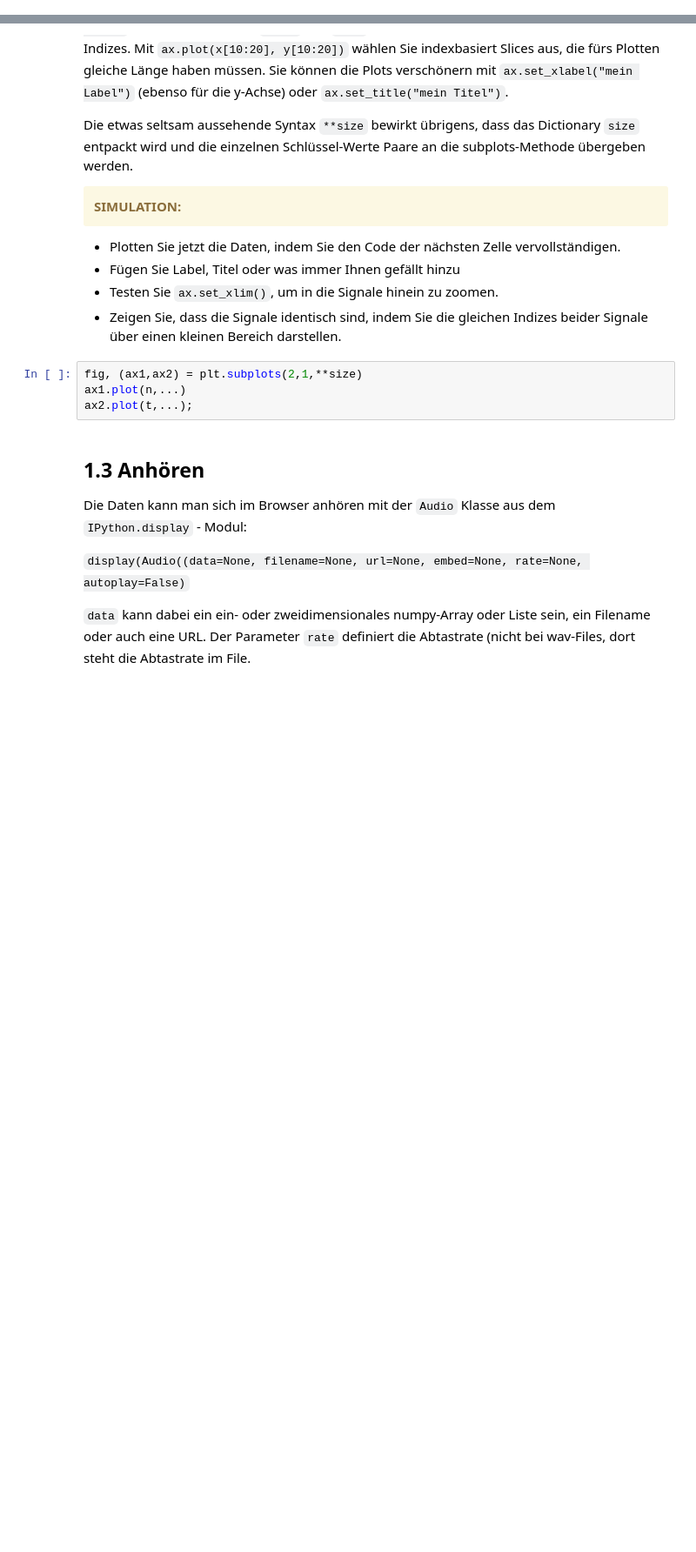
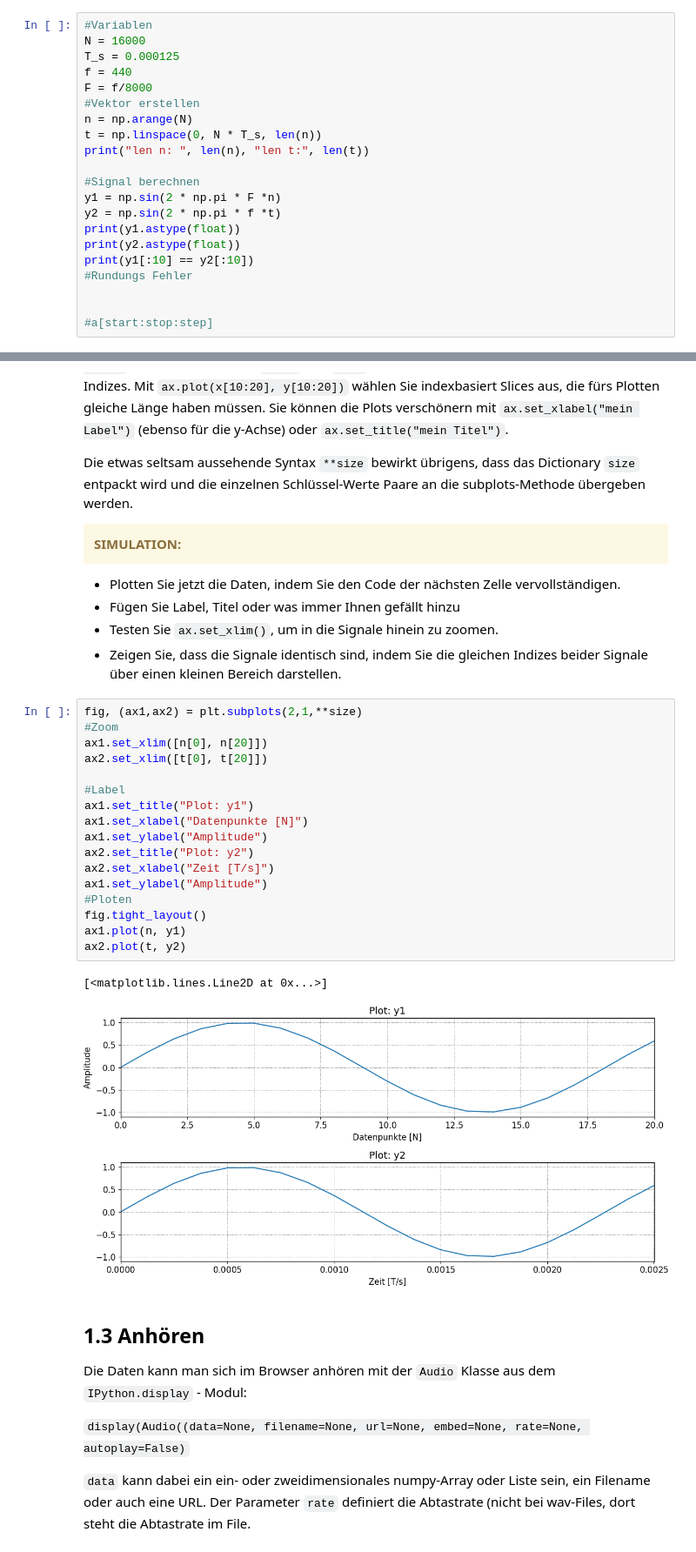
Before and after one commit to Eg0st/digitalesignalverarbeitung, a Jupyter notebook: notebooks/00_LAB/LAB_1.ipynb, the cells around one changed output, grey strips where cells are left out. Shown at 87% size. Saved outputs shown, nothing was run; the diff lists cells and outputs as text; blank space fills up the shorter version.

```diff
--- a/notebooks/00_LAB/LAB_1.ipynb
+++ b/notebooks/00_LAB/LAB_1.ipynb
@@ -114,0 +110,21 @@ TypeError: arange() requires stop to be specified.
+# %%
+#Variablen
+N = 16000
+T_s = 0.000125
+f = 440
+F = f/8000
+#Vektor erstellen
+n = np.arange(N)
+t = np.linspace(0, N * T_s, len(n))
+print("len n: ", len(n), "len t:", len(t))
+
+#Signal berechnen
+y1 = np.sin(2 * np.pi * F *n)
+y2 = np.sin(2 * np.pi * f *t)
+print(y1.astype(float))
+print(y2.astype(float))
+print(y1[:10] == y2[:10])
+#Rundungs Fehler
+
+
+#a[start:stop:step]
@@ -124,10 +147,26 @@ Die etwas seltsam aussehende Syntax `**size` bewirkt übrigens, dass das Diction
 * Fügen Sie Label, Titel oder was immer Ihnen gefällt hinzu
 * Testen Sie `ax.set_xlim()`, um in die Signale hinein zu zoomen.
 * Zeigen Sie, dass die Signale identisch sind, indem Sie die gleichen Indizes beider Signale über einen kleinen Bereich darstellen.
-# %%
-fig, (ax1,ax2) = plt.subplots(2,1,**size)
-ax1.plot(n,...)
-ax2.plot(t,...);
+# %%
+fig, (ax1,ax2) = plt.subplots(2,1,**size)
+#Zoom
+ax1.set_xlim([n[0], n[20]])
+ax2.set_xlim([t[0], t[20]])
+
+#Label
+ax1.set_title("Plot: y1")
+ax1.set_xlabel("Datenpunkte [N]")
+ax1.set_ylabel("Amplitude")
+ax2.set_title("Plot: y2")
+ax2.set_xlabel("Zeit [T/s]")
+ax1.set_ylabel("Amplitude")
+#Ploten
+fig.tight_layout()
+ax1.plot(n, y1)
+ax2.plot(t, y2)
+# %% [output]
+[<matplotlib.lines.Line2D at 0x...>]
+[figure, added]
 # %% [markdown]
 ## 1.3 Anhören
 Die Daten kann man sich im Browser anhören mit der `Audio` Klasse aus dem `IPython.display` - Modul:
```
Also changed, not shown: parts of 16 cells of this notebook, 3 other files.
